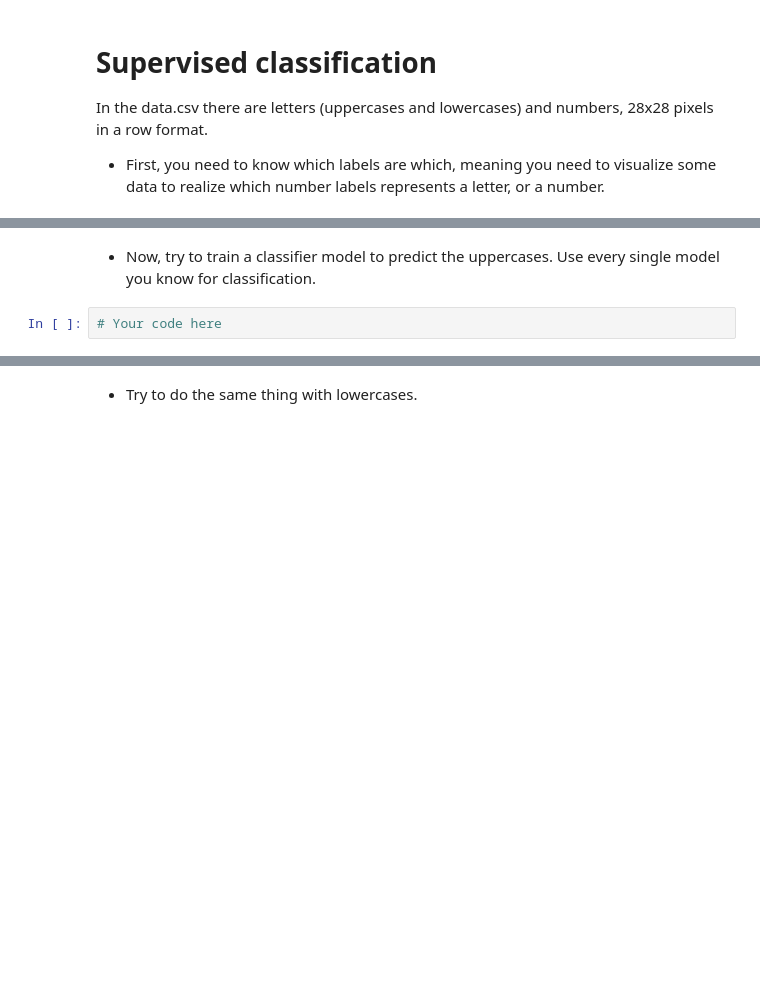
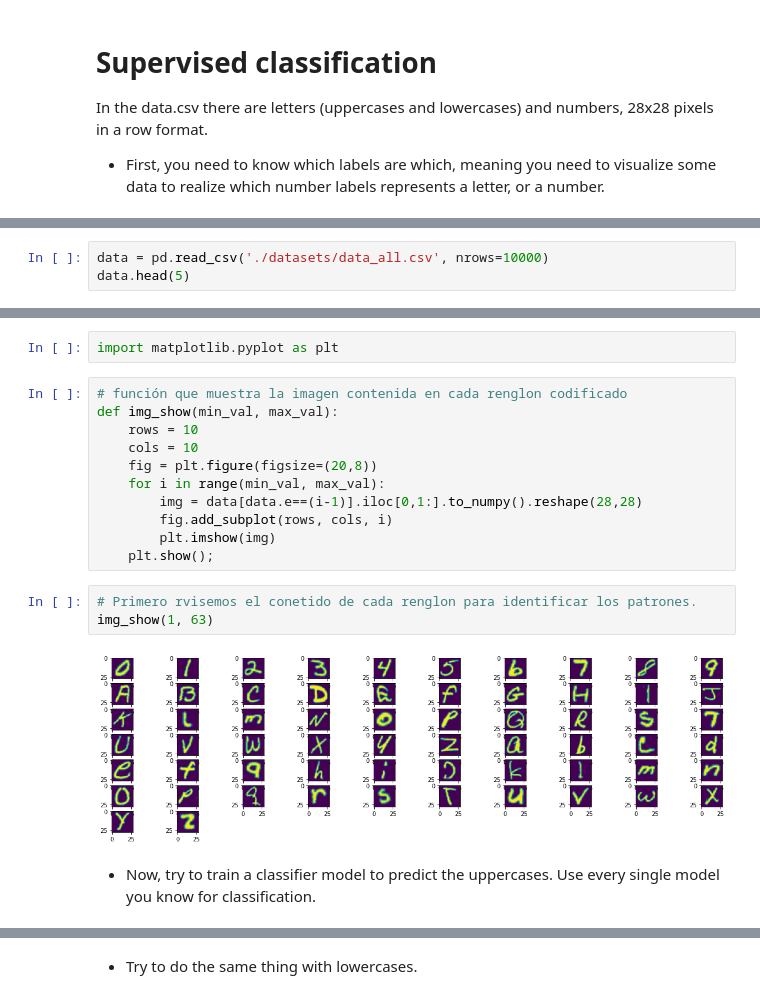
Before and after one commit to ta-data-mexpt/lab-supervised-classification, a Jupyter notebook: Supervised Classification.ipynb, the cells around one changed output, grey strips where cells are left out. Saved outputs shown, nothing was run; the diff lists cells and outputs as text; blank space fills up the shorter version.

```diff
--- a/Supervised Classification.ipynb
+++ b/Supervised Classification.ipynb
@@ -10,0 +11,3 @@ In the data.csv there are letters (uppercases and lowercases) and numbers, 28x28
+# %%
+data = pd.read_csv('./datasets/data_all.csv', nrows=10000)
+data.head(5)
@@ -11,4 +31,20 @@ In the data.csv there are letters (uppercases and lowercases) and numbers, 28x28
+# %%
+import matplotlib.pyplot as plt
+# %%
+# función que muestra la imagen contenida en cada renglon codificado
+def img_show(min_val, max_val):
+    rows = 10
+    cols = 10
+    fig = plt.figure(figsize=(20,8))
+    for i in range(min_val, max_val):
+        img = data[data.e==(i-1)].iloc[0,1:].to_numpy().reshape(28,28)
+        fig.add_subplot(rows, cols, i)
+        plt.imshow(img)
+    plt.show();
+# %%
+# Primero rvisemos el conetido de cada renglon para identificar los patrones.
+img_show(1, 63)
+# %% [output]
+[figure, added]
 # %% [markdown]
 * Now, try to train a classifier model to predict the uppercases. Use every single model you know for classification.
-# %%
-# Your code here
```
Also changed, not shown: parts of 20 cells of this notebook, 2 other files.
